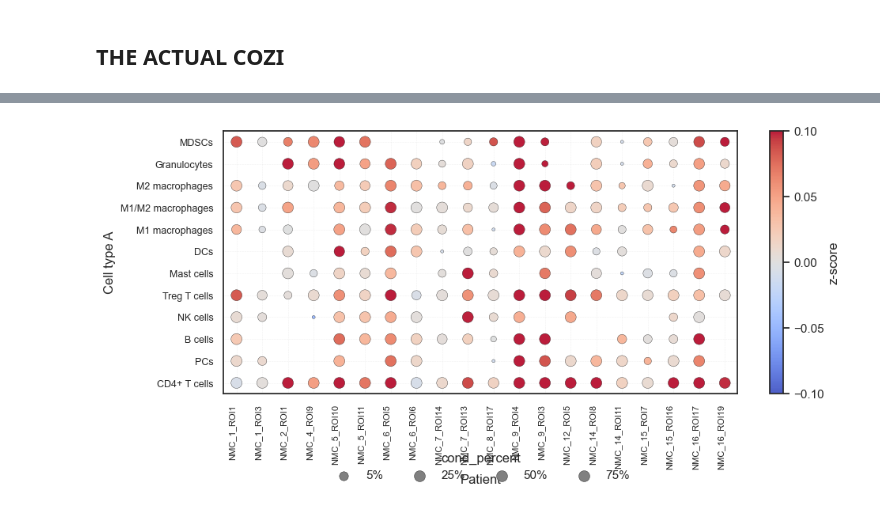
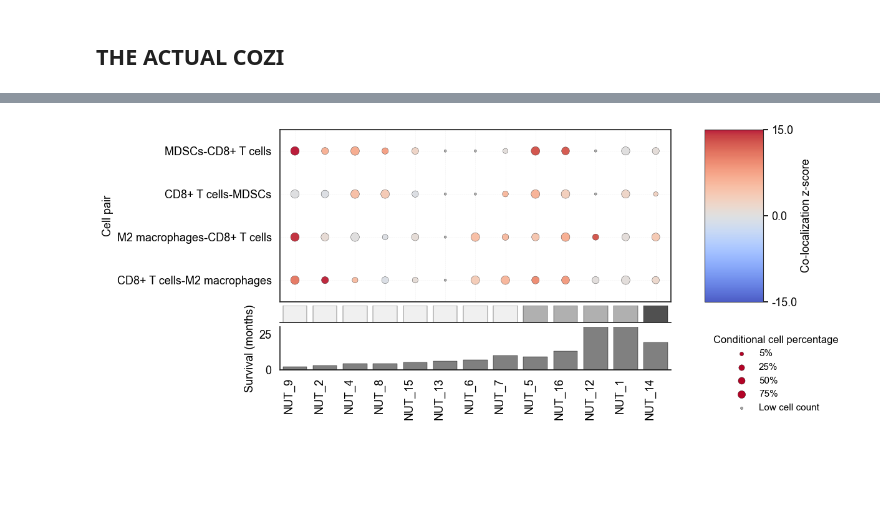
Before and after one commit to SchapiroLabor/NUT_spatial, a Jupyter notebook: spatial_analysis/spatial_analysis.ipynb, the cells around one changed output, grey strips where cells are left out. Saved outputs shown, nothing was run; the diff lists cells and outputs as text; code cells hidden in the pictures; blank space fills up the shorter version.

```diff
--- a/spatial_analysis/spatial_analysis.ipynb
+++ b/spatial_analysis/spatial_analysis.ipynb
@@ -2969,7 +2982,18 @@ immune_interactions = final_table[
     (final_table["celltype_B"].isin(immune_cells))
 ].copy()
 
-#remove same cell type interactions
-immune_interactions = immune_interactions[immune_interactions["celltype_A"] != immune_interactions["celltype_B"]].copy()
+#calculate numner of celltype_A and celltype_B per patient_exp
+celltype_counts = adata.obs.groupby(["patient_exp", "cell_category"]).size().reset_index(name="count")
+celltype_counts = celltype_counts[celltype_counts["cell_category"].isin(immune_cells)].copy()
+celltype_counts = celltype_counts.rename(columns={"count": "celltype_A_count", "cell_category": "celltype_A"})
+#left join immune_interactions with celltype_counts on patient_exp and celltype_A
+immune_interactions = immune_interactions.merge(celltype_counts, on=["patient_exp", "celltype_A"], how="left")
+celltype_counts = celltype_counts.rename(columns={"celltype_A": "celltype_B", "celltype_A_count": "celltype_B_count"})
+#left join immune_interactions with celltype_counts on patient_exp and celltype_B
+immune_interactions = immune_interactions.merge(celltype_counts, on=["patient_exp", "celltype_B"], how="left")
+#make patient_ID column from patient_exp
+immune_interactions["patient_ID"] = immune_interactions["patient_exp"].str.replace(r"_ROI.*$", "", regex=True)
+#make it NUT_ instead of NMC_
+immune_interactions["patient_ID"] = immune_interactions["patient_ID"].str.replace(r"^NMC_", "NUT_", regex=True)
 immune_interactions
 # %% [output]
@@ -3054,0 +3014,14 @@ cd8_interactions_filtered
+# %%
+#extract from adata.obs["Survival after diagnosis of malignacy"] string the number before "months" or "Months" and convert to numeric,
+#store in new column "survival_time_months"
+adata.obs["survival_time_months"] = adata.obs["Survival after diagnosis of malignacy"].str.extract(r"(\d+)\s*[mM]onths").astype(float)
+survival_data = adata.obs[["patient_ID", "survival_time_months", "tumor_site"]].drop_duplicates().reset_index(drop=True)
+#make it NUT_ instead of NMC_
+survival_data["patient_ID"] = survival_data["patient_ID"].str.replace(r"^NMC_", "NUT_", regex=True)
+survival_data["patient_ID"] = survival_data["patient_ID"].str.replace(r"^NMC_", "NUT_", regex=True)
+#all of survival_data["event"] = 1 except the first NMC_1 is 0
+survival_data["event"] = 1
+survival_data.loc[survival_data["patient_ID"] == "NUT_1", "event"] = 0
+# survival_data = survival_data.merge(mdscs[["patient_ID", "mdscs_group"]], on="patient_ID", how="left")
+survival_data["tumor_site"] = pd.Categorical(survival_data["tumor_site"], categories=["Lung", "Head and Neck", "Extrahepatic"], ordered=True)
+survival_data
@@ -3189,19 +3529,33 @@ KeyError: 'zscore_normalized'
 # %%
 celltype_order = [
     "MDSCs",
     "Granulocytes",
     "M2 macrophages",
     "M1/M2 macrophages",
     "M1 macrophages",
     "DCs",
     "Mast cells",
     "Treg T cells",
     "NK cells",
     "B cells",
     "PCs",
     "CD4+ T cells",
 ]
 
-cozi_dotplot(cd8_interactions_filtered, column_name="celltype_A", figsize=(10,5), max_dot_size=100, vmin=-0.1, vmax=0.1, celltype_order=celltype_order, zscore_col="zscore_normalized")
+a = cozi_dotplot(mdscs_cd8,
+             column_name="cell_pair",
+             figsize=(10,5),
+             max_dot_size=100,
+             zscore_col="zscore",
+             survival_data=survival_data,
+             survival_col="survival_time_months",
+            patient_col="patient_ID",
+            survival_ylim=(0,30),
+            save_path="/Users/jawadalaaedeen/Desktop/images_for_figures/figure_4/MDSC_CD8_interaction_dotplot.pdf",
+            show_legend=True,
+            vmin=-15,
+            vcenter=0,
+            vmax=15
+             )
 # %% [output]
-[figure, old version]
+[figure, new version]
```
Also changed, not shown: parts of 22 cells of this notebook, 9 other files.
